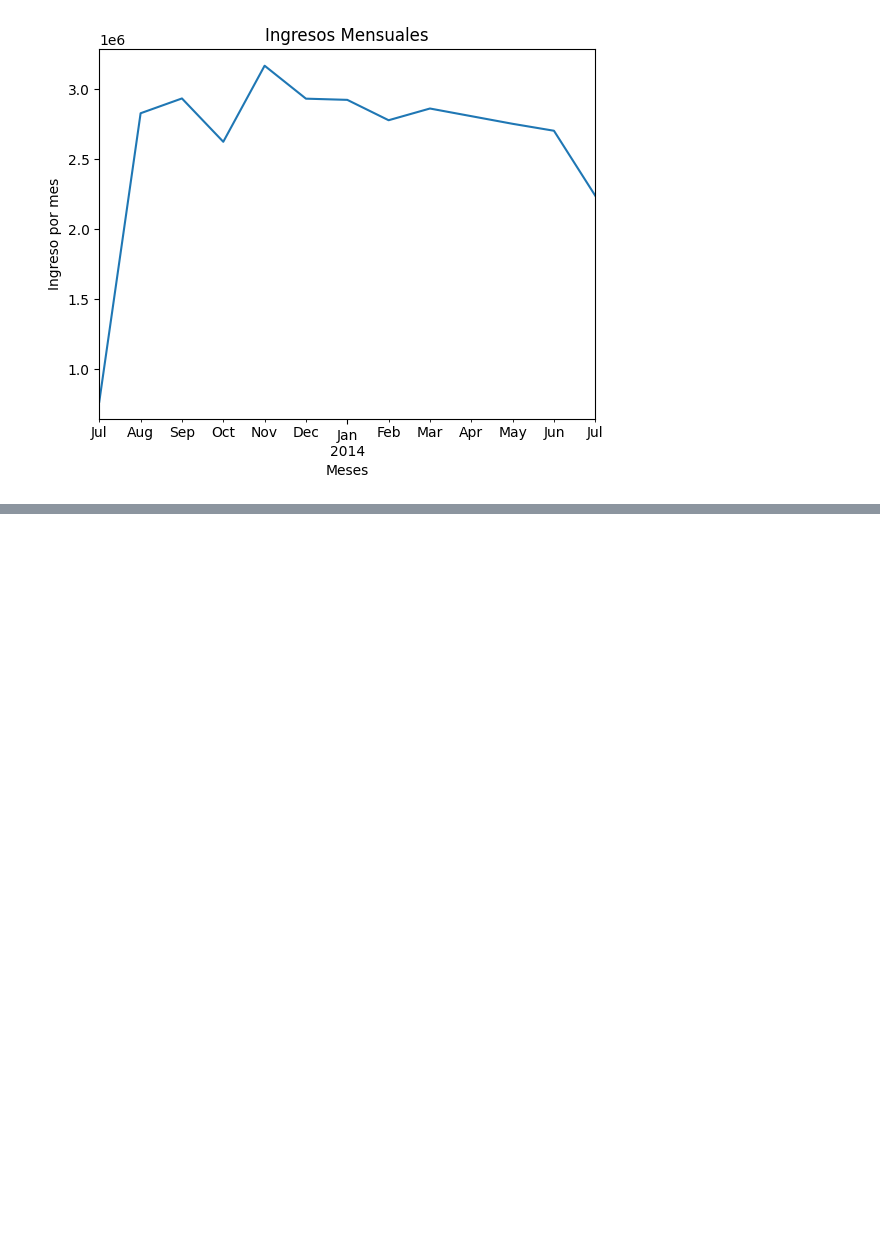
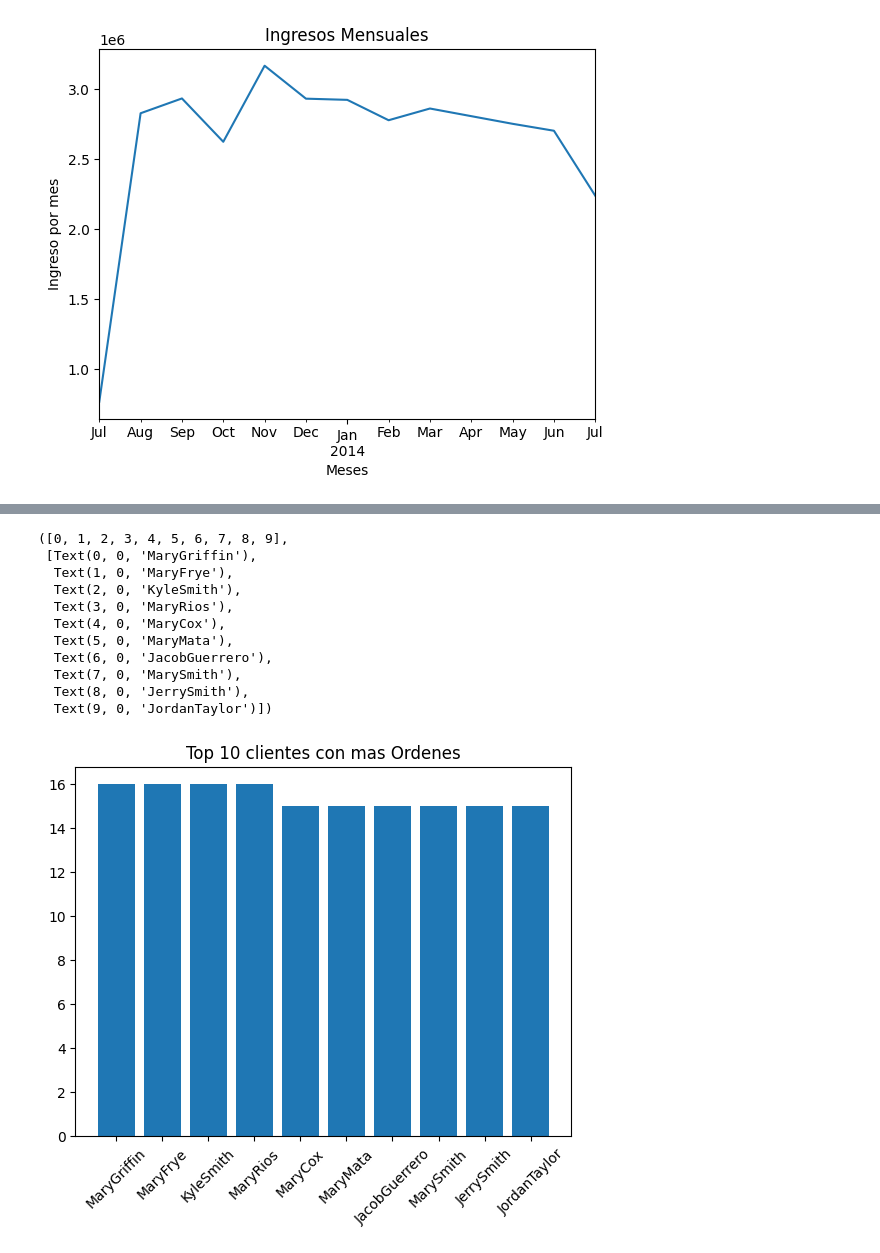
Before and after one commit to Yeredith/Datapth-Python, a Jupyter notebook: Sesion4/2.Visualización_retail.ipynb, the cells around one changed output, grey strips where cells are left out. Drawn from its saved outputs; the diff is of its cells as text; code cells hidden in the pictures; blank space fills up the shorter version.

```diff
--- a/Sesion4/2.Visualización_retail.ipynb
+++ b/Sesion4/2.Visualización_retail.ipynb
@@ -79,2 +131,24 @@ plt.show()
+# %%
+#Top clientes con mas pedidos / bar
+top_customers = df_orders['order_customer_id'].value_counts().head(10)
+top_customers = top_customers.reset_index().merge(df_customers[['customer_id','customer_fname','customer_lname']],left_on='order_customer_id', right_on='customer_id')
+x = top_customers['customer_fname'] +''+top_customers['customer_lname']
+y = top_customers['count']
+plt.bar(x,y)
+plt.title('Top 10 clientes con mas Ordenes')
+plt.xticks(rotation=45)
+# %% [output]
+([0, 1, 2, 3, 4, 5, 6, 7, 8, 9],
+ [Text(0, 0, 'MaryGriffin'),
+  Text(1, 0, 'MaryFrye'),
+  Text(2, 0, 'KyleSmith'),
+  Text(3, 0, 'MaryRios'),
+  Text(4, 0, 'MaryCox'),
+  Text(5, 0, 'MaryMata'),
+  Text(6, 0, 'JacobGuerrero'),
+  Text(7, 0, 'MarySmith'),
+  Text(8, 0, 'JerrySmith'),
+  Text(9, 0, 'JordanTaylor')])
+[figure, added]
 # %%
 #Comparativo de ventas entre departamentos / bar
```
Also changed, not shown: parts of 9 cells of this notebook.
